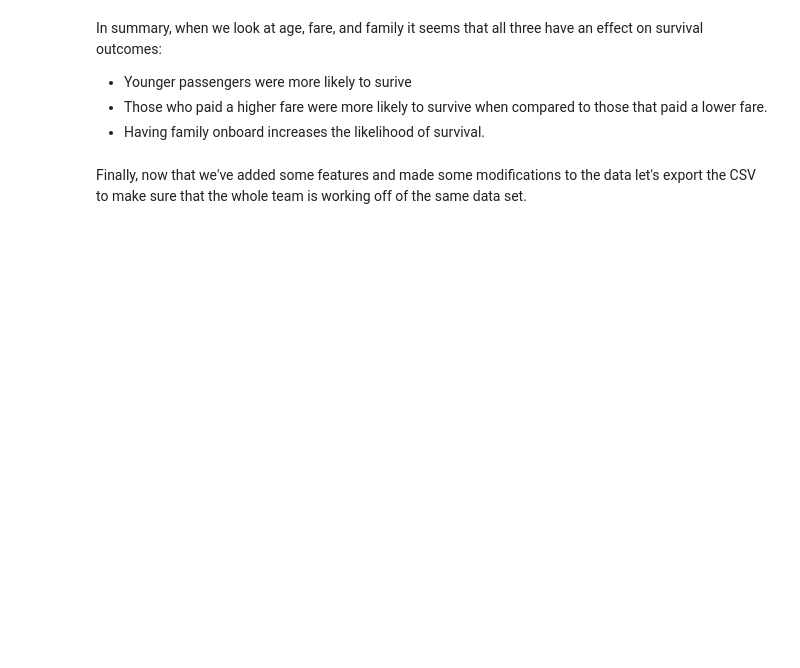
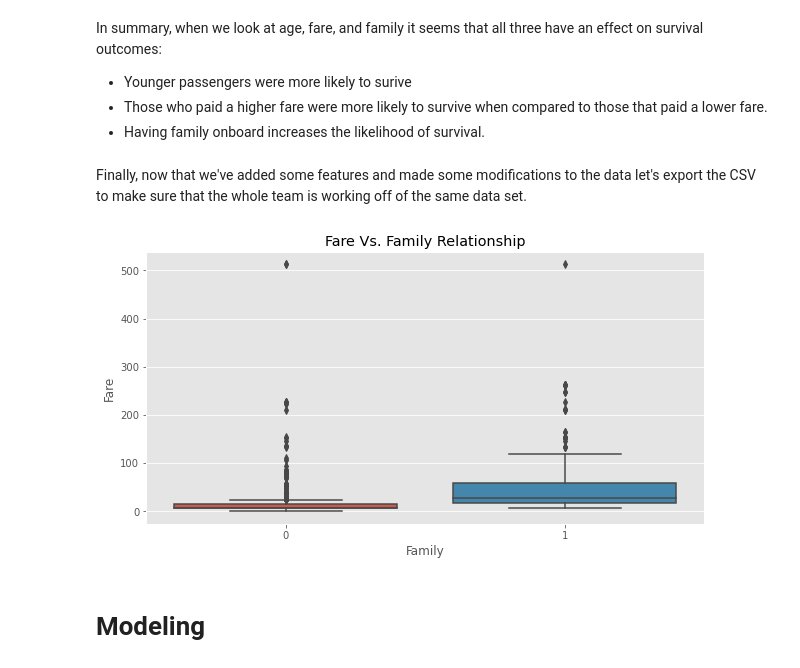
Before and after one commit to Enigma1210/FinalProject_Titanic, a Jupyter notebook: FinalProject.ipynb, the cells around one changed output. Cells and saved outputs as stored; diff of their text form; code cells hidden in the pictures; blank space fills up the shorter version.

```diff
--- a/FinalProject.ipynb
+++ b/FinalProject.ipynb
@@ -424,3 +493,16 @@ In summary, when we look at age, fare, and family it seems that all three have a
 Finally, now that we've added some features and made some modifications to the data let's export the CSV to make sure that the whole team is working off of the same data set.
 # %%
 final_titanic_data = df.to_csv('final_titanic_data.csv', index = False)
+# %%
+#Visualize the fare rate of survivors
+plt.figure(figsize = (10,5))
+plt.style.use('ggplot')
+ax = sns.boxplot(x = 'Family', y = 'Fare', data = df)
+ax.set(title = 'Fare Vs. Family Relationship', xlabel = 'Family',
+      ylabel = 'Fare')
+#plt.show()
+plt.savefig('fare_vs_family', bbox_inches = 'tight')
+# %% [output]
+[figure, added]
+# %% [markdown]
+# Modeling
```
Also changed, not shown: parts of 56 cells of this notebook.
